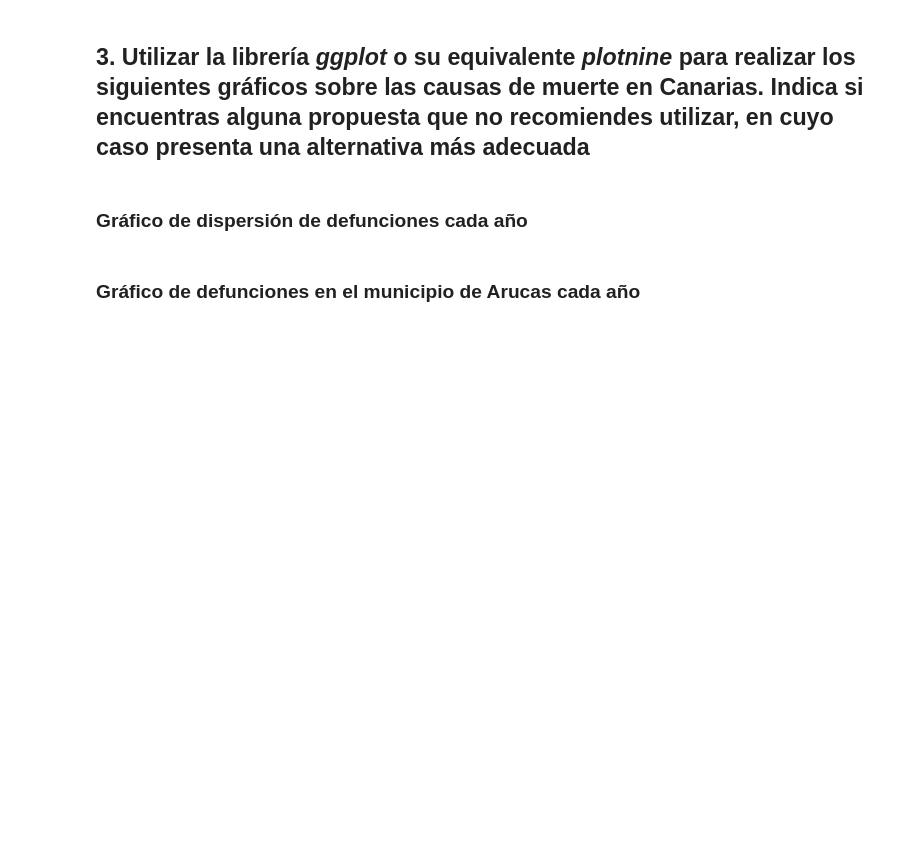
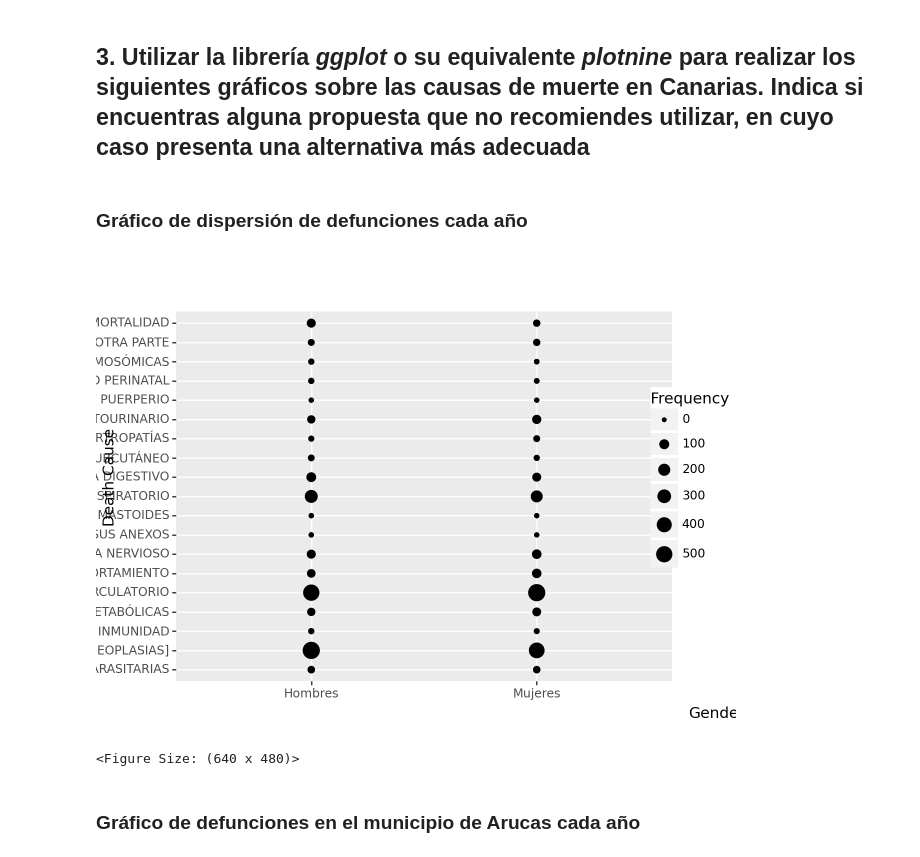
Before and after one commit to alu0101351773/VIS_practicas, a Jupyter notebook: src/jorge_cabrera_alu0101351773.ipynb, the cells around one changed output. Cells and saved outputs as stored; diff of their text form; code cells hidden in the pictures; blank space fills up the shorter version.

```diff
--- a/src/jorge_cabrera_alu0101351773.ipynb
+++ b/src/jorge_cabrera_alu0101351773.ipynb
@@ -118,6 +118,11 @@ display(parsed_df)
 ## 3. Utilizar la librería _ggplot_ o su equivalente _plotnine_ para realizar los siguientes gráficos sobre las causas de muerte en Canarias. Indica si encuentras alguna propuesta que no recomiendes utilizar, en cuyo caso presenta una alternativa más adecuada
 # %% [markdown]
 ### Gráfico de dispersión de defunciones cada año
+# %%
+ggplot(parsed_df[parsed_df['Year'] == 2018], aes(x = 'Gender', y = 'Death Cause', size = 'Frequency')) + geom_point()
+# %% [output]
+[figure, added]
+<Figure Size: (640 x 480)>
 # %% [markdown]
 ### Gráfico de defunciones en el municipio de Arucas cada año
 # %% [markdown]
```
